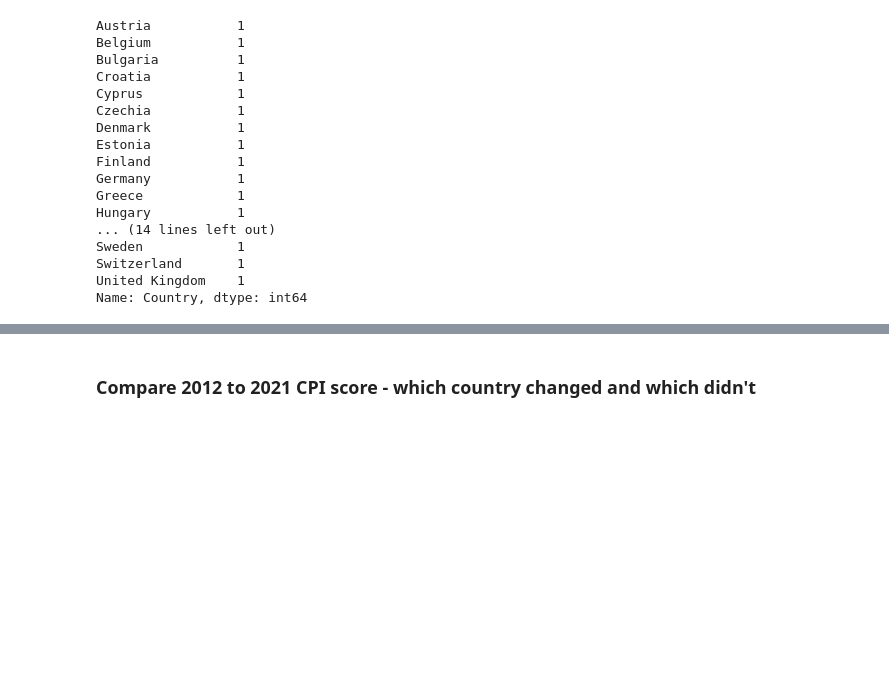
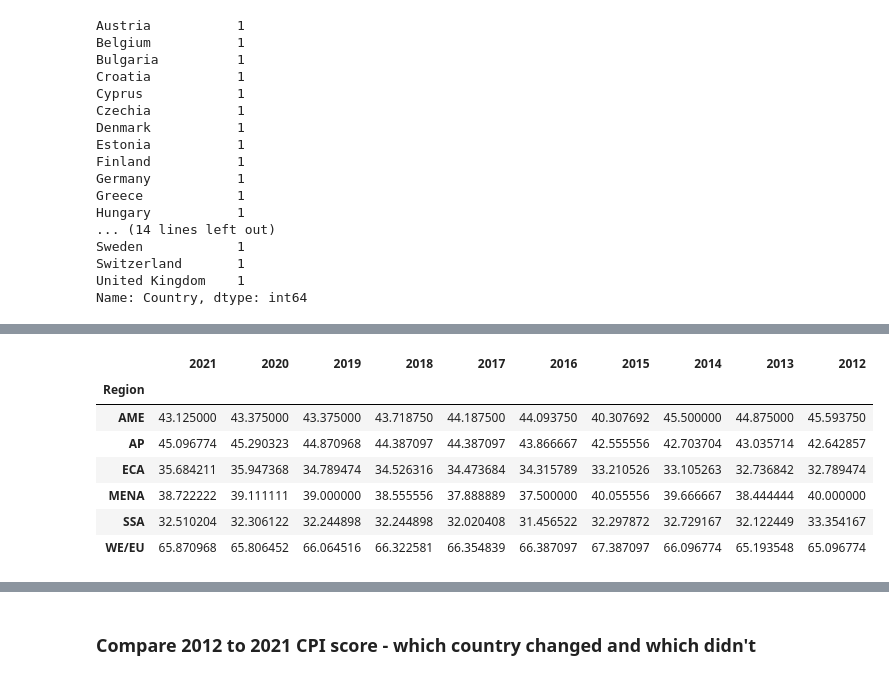
Before and after one commit to wanzulfikri/cpi_analysis, a Jupyter notebook: CPI 2012-2021.ipynb, the cells around one changed output, grey strips where cells are left out. Cells and saved outputs as stored; diff of their text form; code cells hidden in the pictures; blank space fills up the shorter version.

```diff
--- a/CPI 2012-2021.ipynb
+++ b/CPI 2012-2021.ipynb
@@ -1240,3 +1267,14 @@ Name: Country, dtype: int64
+# %%
+region_cpi
+# %% [output]
+|  | 2021 | 2020 | 2019 | 2018 | 2017 | 2016 | 2015 | 2014 | 2013 | 2012 |
+| Region |  |  |  |  |  |  |  |  |  |  |
+| AME | 43.125000 | 43.375000 | 43.375000 | 43.718750 | 44.187500 | 44.093750 | 40.307692 | 45.500000 | 44.875000 | 45.593750 |
+| AP | 45.096774 | 45.290323 | 44.870968 | 44.387097 | 44.387097 | 43.866667 | 42.555556 | 42.703704 | 43.035714 | 42.642857 |
+| ECA | 35.684211 | 35.947368 | 34.789474 | 34.526316 | 34.473684 | 34.315789 | 33.210526 | 33.105263 | 32.736842 | 32.789474 |
+| MENA | 38.722222 | 39.111111 | 39.000000 | 38.555556 | 37.888889 | 37.500000 | 40.055556 | 39.666667 | 38.444444 | 40.000000 |
+| SSA | 32.510204 | 32.306122 | 32.244898 | 32.244898 | 32.020408 | 31.456522 | 32.297872 | 32.729167 | 32.122449 | 33.354167 |
+| WE/EU | 65.870968 | 65.806452 | 66.064516 | 66.322581 | 66.354839 | 66.387097 | 67.387097 | 66.096774 | 65.193548 | 65.096774 |
 # %%
 # map_cpi["Region"].dropna().unique()
 # map_cpi[map_cpi["Region"] == "AP"].plot()
```
Also changed, not shown: parts of 12 cells of this notebook.
